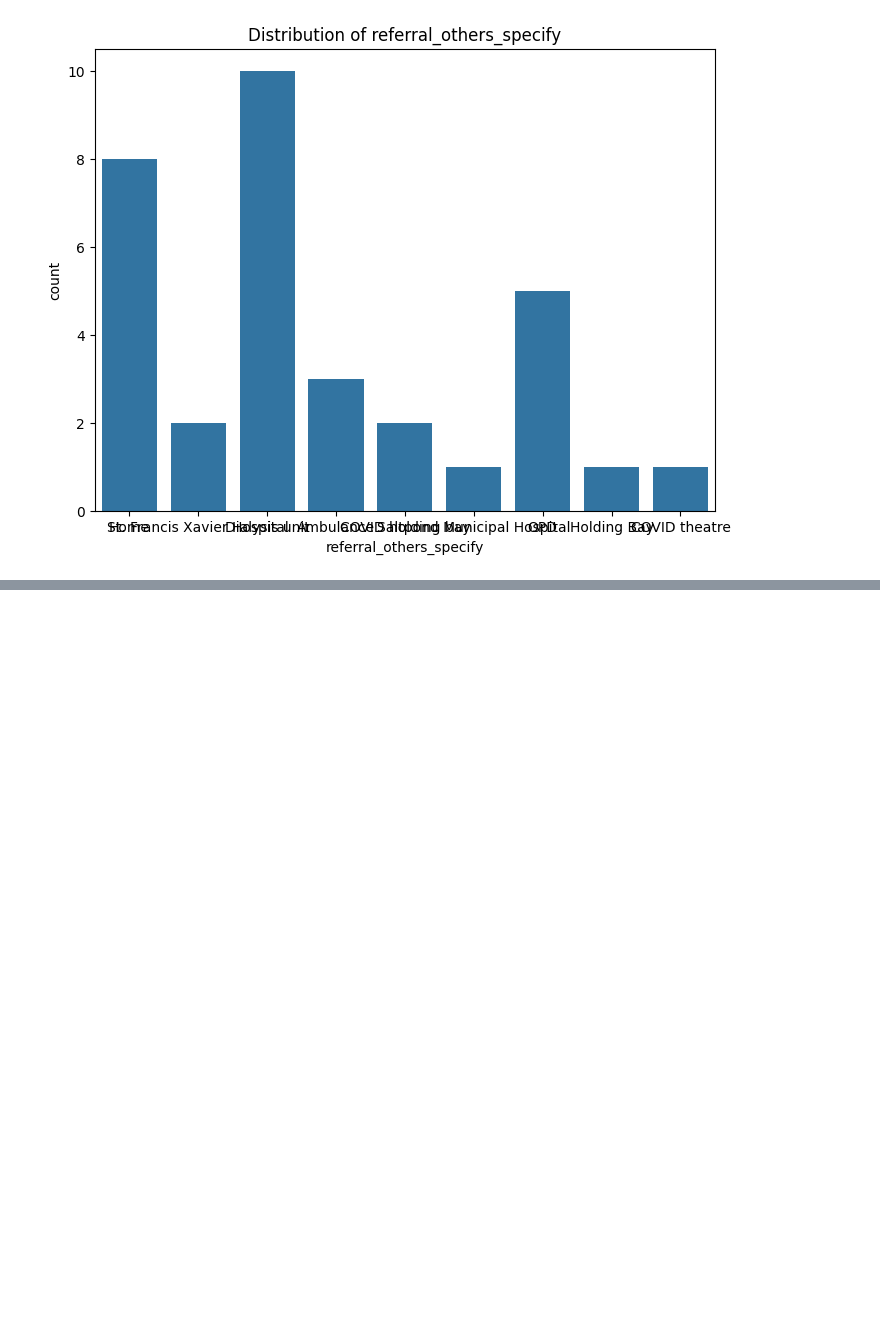
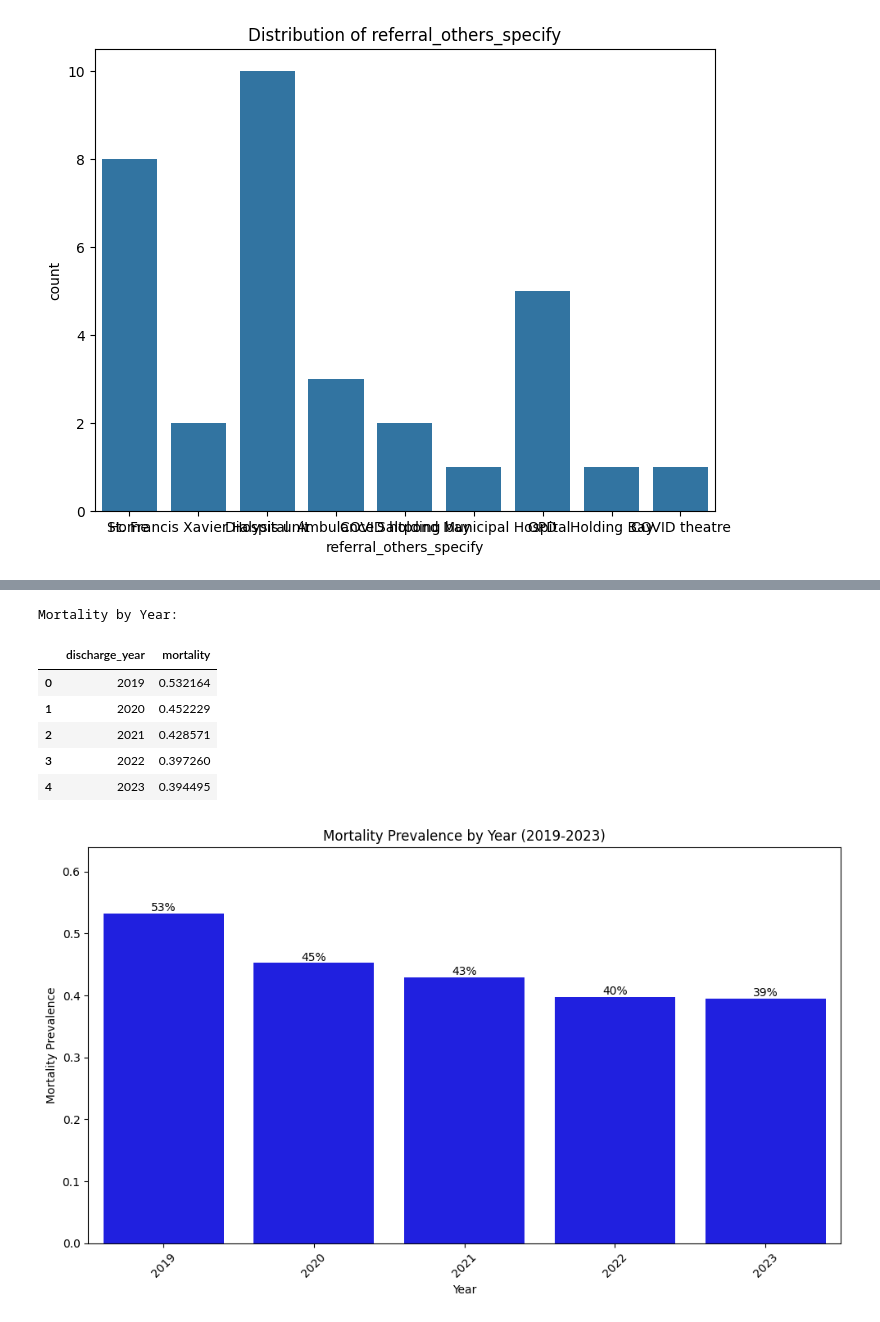
Before and after one commit to KomlaRD/mortality_icu, a Jupyter notebook: notebooks/data_analysis.ipynb, the cells around one changed output, grey strips where cells are left out. Drawn from its saved outputs; the diff is of its cells as text; code cells hidden in the pictures; blank space fills up the shorter version.

```diff
--- a/notebooks/data_analysis.ipynb
+++ b/notebooks/data_analysis.ipynb
@@ -326,32 +432,41 @@ len(df[mask])
 # %%
 # Extract year, month, and day of the week from admission_date
 df['discharge_year'] = df['discharge_date'].dt.year
 df['discharge_month'] = df['discharge_date'].dt.month
 df['discharge_dayofweek'] = df['discharge_date'].dt.dayofweek # Monday=0, Sunday=6
 
 # Filter out data for the year 2024
 df_filtered = df[df['discharge_year'] != 2024].copy()
 
 # Calculate mortality rate by year using the filtered data
 mortality_by_year = df_filtered.groupby('discharge_year')['mortality'].mean().reset_index()
 
 print("\nMortality by Year:")
 display(mortality_by_year)
 
 # Visualize mortality by year
 plt.figure(figsize=(10, 6))
-ax = sns.barplot(data=mortality_by_year, x='discharge_year', y='mortality', color='skyblue') # Changed to barplot and set color
+ax = sns.barplot(data=mortality_by_year, x='discharge_year', y='mortality', color='blue') # Changed to barplot and set color
 plt.title('Mortality Prevalence by Year (2019-2023)')
 plt.xlabel('Year')
 plt.ylabel('Mortality Prevalence')
 plt.xticks(ticks=range(len(mortality_by_year)), labels=mortality_by_year['discharge_year'], rotation=45) # Set specific ticks and labels for barplot
 plt.ylim(0, mortality_by_year['mortality'].max() * 1.2) # Adjusted y-axis limit for labels
 plt.tight_layout()
 # Add mortality rate values on each bar
 for p in ax.patches:
     ax.annotate(f"{p.get_height():.0%}", (p.get_x() + p.get_width() / 2., p.get_height()),
                 ha='center', va='center', xytext=(0, 5), textcoords='offset points')
 plt.show()
+# %% [output]
+Mortality by Year:
+|  | discharge_year | mortality |
+| 0 | 2019 | 0.532164 |
+| 1 | 2020 | 0.452229 |
+| 2 | 2021 | 0.428571 |
+| 3 | 2022 | 0.397260 |
+| 4 | 2023 | 0.394495 |
+[figure, added]
 # %%
 # Calculate mortality rate by day of the week
 mortality_by_dayofweek = df.groupby('discharge_dayofweek')['mortality'].mean().reset_index()
```
Also changed, not shown: parts of 15 cells of this notebook.
